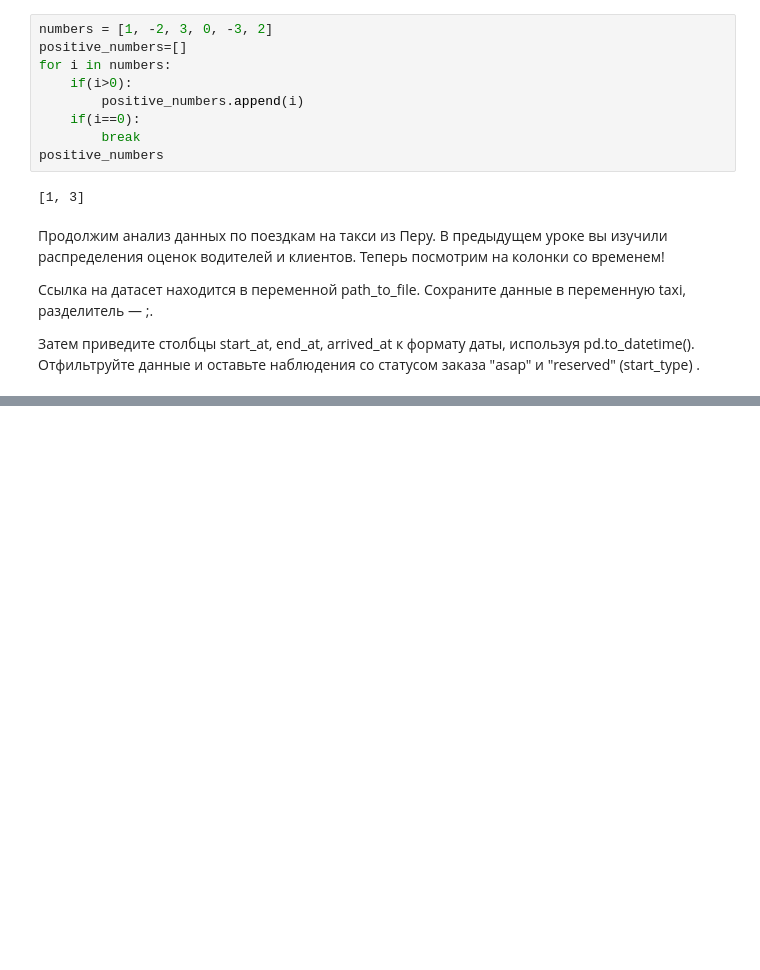
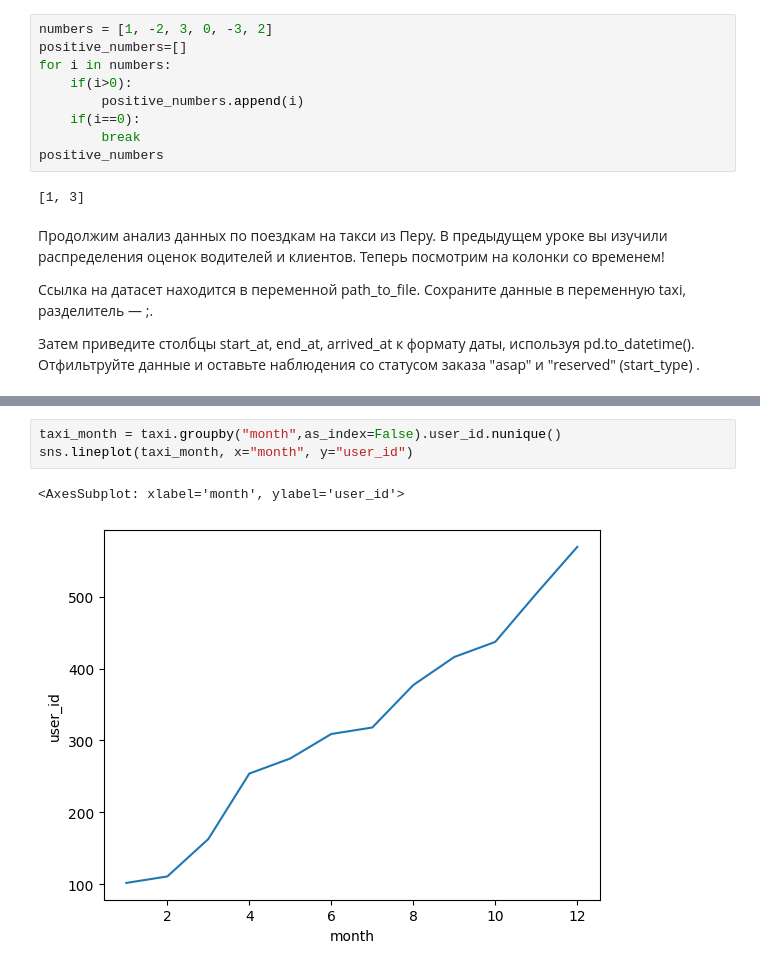
Before and after one commit to NXT26/karpov.courses, a Jupyter notebook: lesson4/HW_lesson_4.ipynb, the cells around one changed output, grey strips where cells are left out. Saved outputs shown, nothing was run; the diff lists cells and outputs as text; blank space fills up the shorter version.

```diff
--- a/lesson4/HW_lesson_4.ipynb
+++ b/lesson4/HW_lesson_4.ipynb
@@ -73,0 +197,6 @@ taxi
+# %%
+taxi_month = taxi.groupby("month",as_index=False).user_id.nunique()
+sns.lineplot(taxi_month, x="month", y="user_id")
+# %% [output]
+<AxesSubplot: xlabel='month', ylabel='user_id'>
+[figure, added]
```
Also changed, not shown: parts of 14 cells of this notebook.
